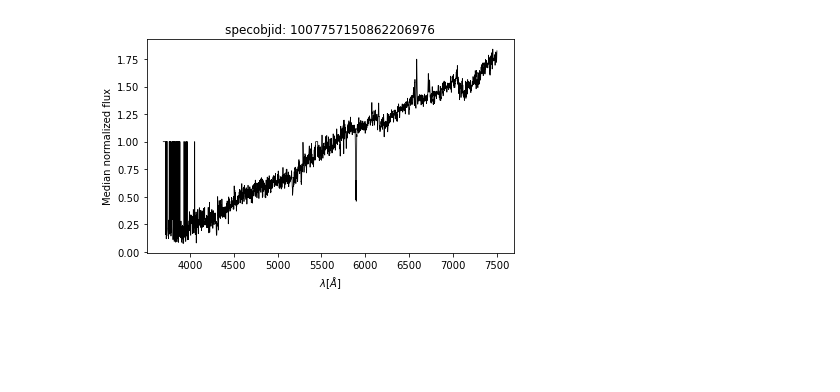
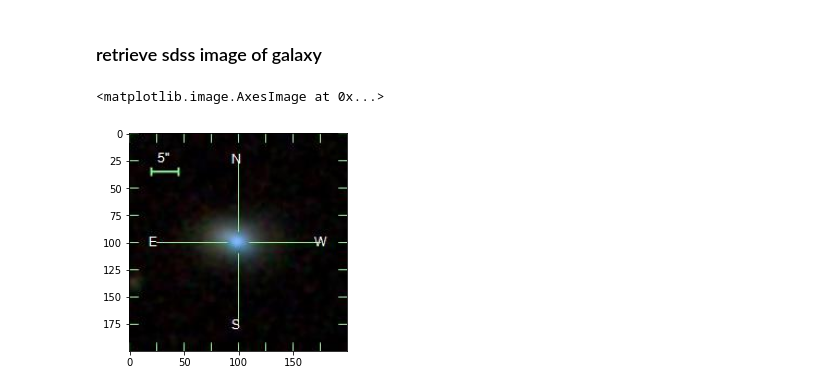
Before and after one commit to ed-ortizm/anomaly, a Jupyter notebook: explore/explore.ipynb, the cells around one changed output. Saved outputs shown, nothing was run; the diff lists cells and outputs as text; code cells hidden in the pictures; blank space fills up the shorter version.

```diff
--- a/explore/explore.ipynb
+++ b/explore/explore.ipynb
@@ -231,45 +51,27 @@ intersection len: 93
-# %%
-save_to = "/home/edgar/explain-me-why/sections/figures/score/lp/ignore"
-fig, ax = plt.subplots(tight_layout=True)
-
-for idx_id in idxs_ignore:
-
-    specobjid = idx_id[1]
-
-    ax.clear()
-
-    ax.title.set_text(f"specobjid: {specobjid}")
-
-    ax.set_xlabel("$\lambda [\AA]$")
-    ax.set_ylabel("Median normalized flux")
-
-    ax.plot(
-        wave, spectra[idx_id[0]],
-        color="black", #label=f"specobjid: {specobjid}"
-        lw=0.75
-    )
-    plot_name = f"lp_ignore_{idx_id[0]}"
-    # fig.savefig(f"{save_to}/{plot_name}.png")
-    fig.savefig(f"{save_to}/{plot_name}.pdf")
-
-for idx_id in idxs_lp:
-
-    specobjid = idx_id[1]
-
-    ax.clear()
-
-    ax.title.set_text(f"specobjid: {specobjid}")
-
-    ax.set_xlabel("$\lambda [\AA]$")
-    ax.set_ylabel("Median normalized flux")
-
-    ax.plot(
-        wave, spectra[idx_id[0]],
-        color="black", #label=f"specobjid: {specobjid}"
-        lw=0.75
-    )
-    plot_name = f"lp_{idx_id[0]}"
-    # fig.savefig(f"{save_to}/{plot_name}.png")
-    fig.savefig(f"{save_to}/{plot_name}.pdf")
-# %% [output]
-[figure, removed]
+# %%
+# Load data frames with anomalies per score
+scores_df = {}
+
+for metric in scores_description.keys():
+
+    scores_df[metric] = pd.read_csv(
+        f"{scores_directory}/{metric}/top_anomalies.csv.gz",
+        index_col="specobjid",
+    )
+# %% [markdown]
+### retrieve sdss image of galaxy
+# %%
+rank = 100
+score_name = "mse_noRel100"
+specobjid = scores_df[score_name].index[-rank]
+ra = scores_df[score_name].loc[specobjid, "ra"]
+dec = scores_df[score_name].loc[specobjid, "dec"]
+save_to = "/home/edgar/Downloads/"
+image_format = "pdf"
+
+meta.get_sdss_image(specobjid, (ra, dec), save_to, image_format)
+galaxy_sdss_image = plt.imread(f"{save_to}/{specobjid}.{image_format}")
+plt.imshow(galaxy_sdss_image)
+# %% [output]
+<matplotlib.image.AxesImage at 0x...>
+[figure, added]
```
Also changed, not shown: parts of 12 cells of this notebook, 5 other files.
